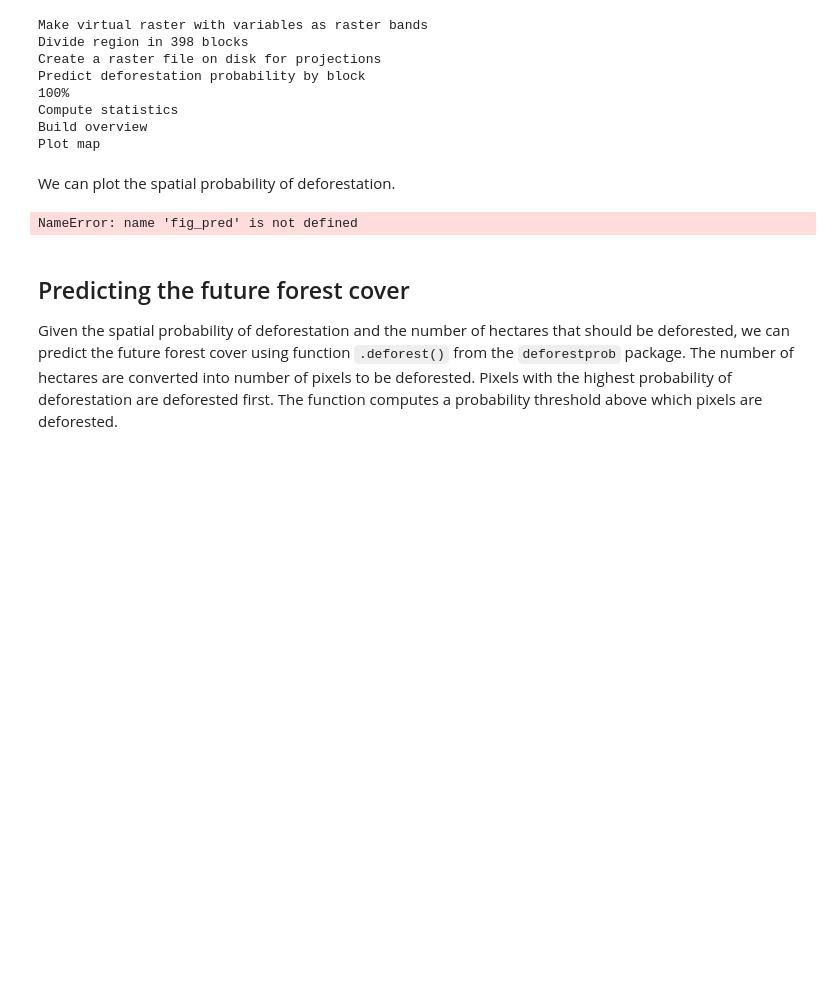
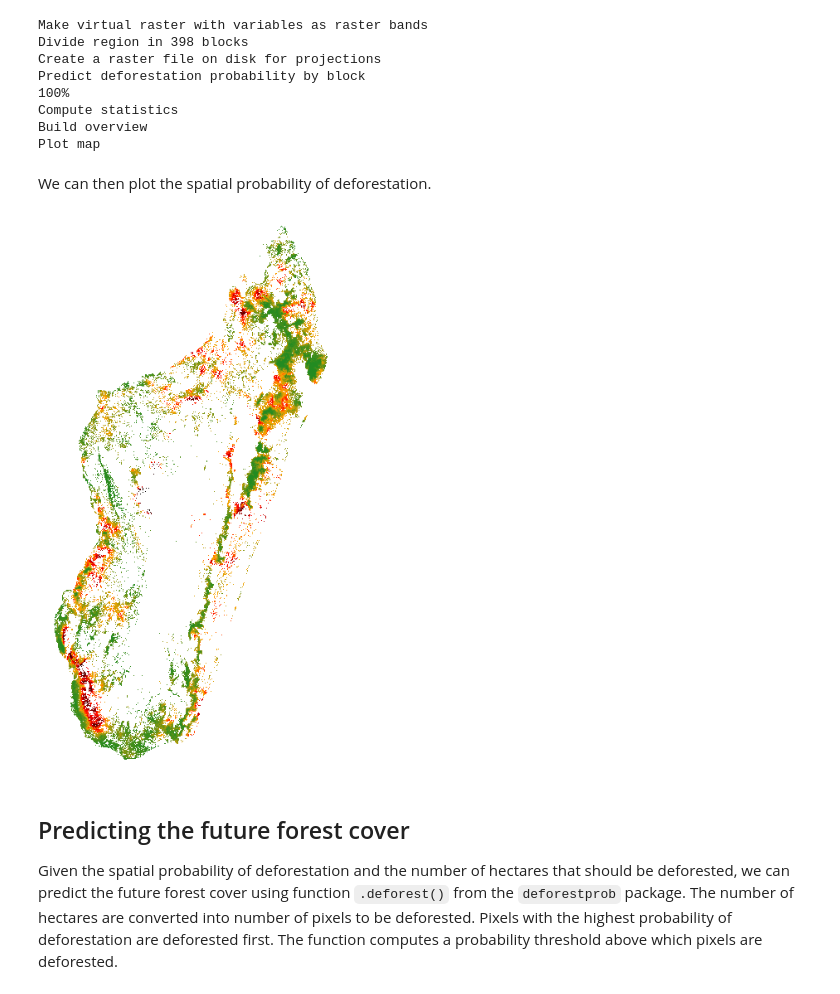
Before and after one commit to ghislainv/forestatrisk, a Jupyter notebook: notebook/notebook.ipynb, the cells around one changed output. Drawn from its saved outputs; the diff is of its cells as text; code cells hidden in the pictures; blank space fills up the shorter version.

```diff
--- a/notebook/notebook.ipynb
+++ b/notebook/notebook.ipynb
@@ -400,12 +390,13 @@ Compute statistics
 Build overview
 Plot map
 # %% [markdown]
-We can plot the spatial probability of deforestation.
+We can then plot the spatial probability of deforestation.
 # %%
 # Plot the spatial probability of deforestation.
+fig_pred.set_size_inches(10,12)
 fig_pred
 # %% [output]
-NameError: name 'fig_pred' is not defined
+[figure, added]
 # %% [markdown]
 ## Predicting the future forest cover
 
```
Also changed, not shown: parts of 11 cells of this notebook, 2 other files.
